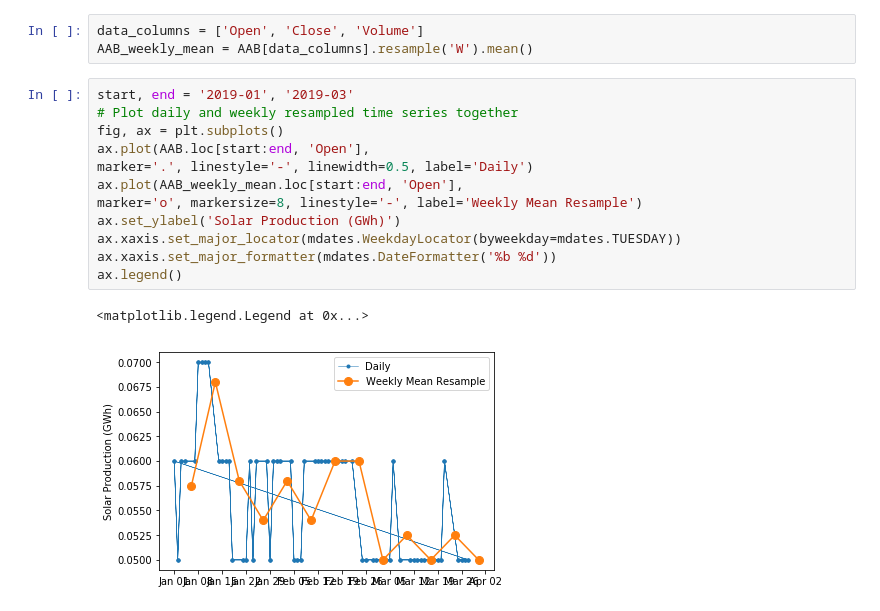
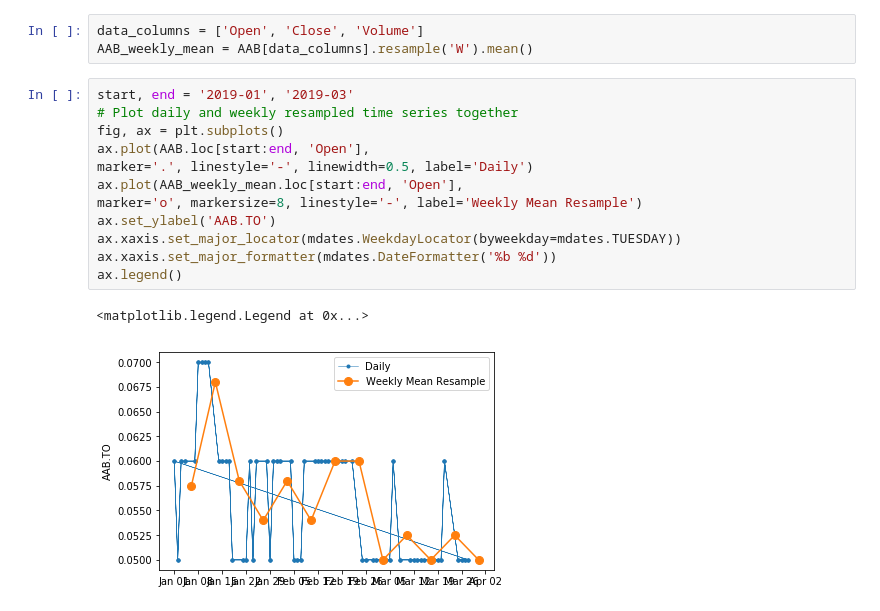
Before and after one commit to harshpanchal-hp/JS_TSX, a Jupyter notebook: JS_TSX.ipynb, the cells around one changed output. Cells and saved outputs as stored; diff of their text form.

```diff
--- a/JS_TSX.ipynb
+++ b/JS_TSX.ipynb
@@ -85,15 +85,15 @@ AAB_weekly_mean = AAB[data_columns].resample('W').mean()
 # %%
 start, end = '2019-01', '2019-03'
 # Plot daily and weekly resampled time series together
 fig, ax = plt.subplots()
 ax.plot(AAB.loc[start:end, 'Open'],
 marker='.', linestyle='-', linewidth=0.5, label='Daily')
 ax.plot(AAB_weekly_mean.loc[start:end, 'Open'],
 marker='o', markersize=8, linestyle='-', label='Weekly Mean Resample')
-ax.set_ylabel('Solar Production (GWh)')
+ax.set_ylabel('AAB.TO')
 ax.xaxis.set_major_locator(mdates.WeekdayLocator(byweekday=mdates.TUESDAY))
 ax.xaxis.set_major_formatter(mdates.DateFormatter('%b %d'))
 ax.legend()
 # %% [output]
 <matplotlib.legend.Legend at 0x...>
-[figure, old version]
+[figure, new version]
```
